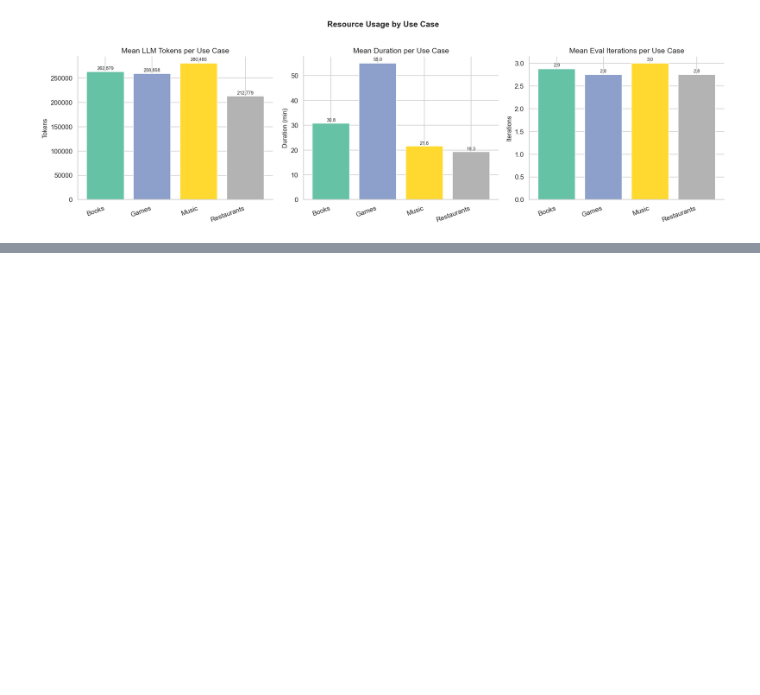
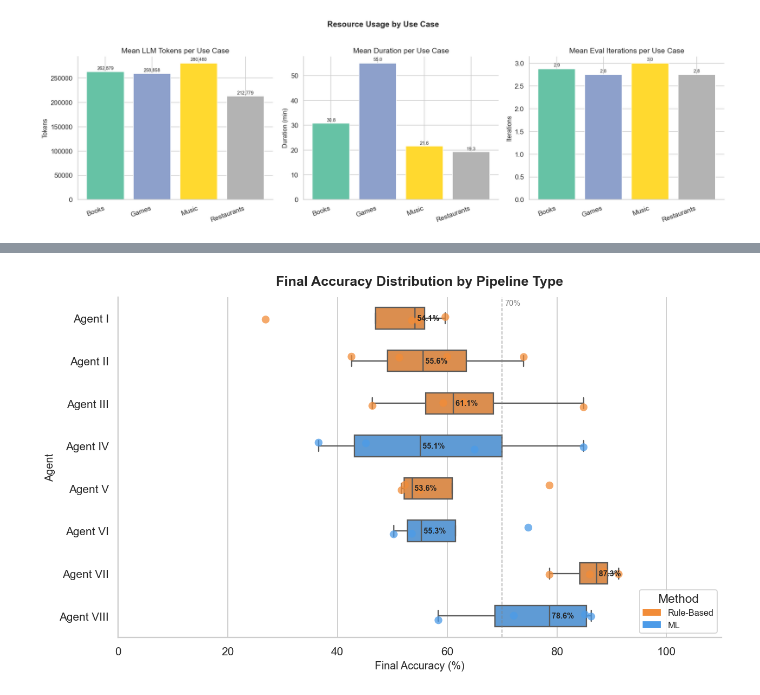
Before and after one commit to gdebus/data-integration-team-project, a Jupyter notebook: agents/agent_evaluation.ipynb, the cells around one changed output, grey strips where cells are left out. Saved outputs shown, nothing was run; the diff lists cells and outputs as text; code cells hidden in the pictures; blank space fills up the shorter version.

```diff
--- a/agents/agent_evaluation.ipynb
+++ b/agents/agent_evaluation.ipynb
@@ -1701,0 +1592,72 @@ if not all_eval.empty and use_cases:
+# %%
+# ── 12a: Vertical box plot — final accuracy distribution by pipeline type ─────
+import numpy as np
+import matplotlib.patches as mpatches
+
+if all_eval.empty or all_eval["accuracy_pct"].isna().all():
+    print("No accuracy data available.")
+else:
+    final_acc = (all_eval.sort_values("eval_iteration")
+                         .groupby("run_id")
+                         .last()
+                         .reset_index()[["run_id", "pipeline_type", "method", "accuracy_pct"]]
+                         .dropna(subset=["accuracy_pct"]))
+
+    # Build clean agent labels from run_id
+    import re as _re
+    def _agent_label(run_id):
+        m = _re.match(r"(Agent_[IVXLCDM]+)_(ml|rule_based)", run_id, _re.IGNORECASE)
+        if m:
+            return m.group(1).replace("_", " ")
+        return run_id
+    final_acc["agent"] = final_acc["run_id"].apply(_agent_label)
+
+    # Roman-numeral sort so agents appear I → VIII
+    def _roman_val(s):
+        order = {"I":1,"II":2,"III":3,"IV":4,"V":5,"VI":6,"VII":7,"VIII":8,"IX":9,"X":10}
+        tok = s.split()[-1].upper()
+        return order.get(tok, 99)
+
+    agent_order = sorted(final_acc["agent"].unique(), key=_roman_val)
+    method_map  = (final_acc.drop_duplicates("agent")
+                             .set_index("agent")["method"].to_dict())
+
+    METHOD_COLOR = {"ml": "#4C9BE8", "rule_based": "#F28C38", "unknown": "#999999"}
+    palette = {a: METHOD_COLOR.get(method_map.get(a, "unknown")) for a in agent_order}
+
+    fig, ax = plt.subplots(figsize=(10, 6))
+    sns.boxplot(data=final_acc, y="agent", x="accuracy_pct",
+                order=agent_order, palette=palette,
+                orient="h", width=0.5, fliersize=0, linewidth=1.3, ax=ax)
+    sns.stripplot(data=final_acc, y="agent", x="accuracy_pct",
+                  order=agent_order, palette=palette,
+                  orient="h", jitter=True, size=8, alpha=0.75, ax=ax)
+
+    ax.axvline(70, color="gray", linestyle="--", linewidth=0.9, alpha=0.6)
+    ax.text(70.5, -0.45, "70%", color="gray", fontsize=8, va="top")
+
+    # Annotate median per agent
+    for i, agent in enumerate(agent_order):
+        vals = final_acc[final_acc["agent"] == agent]["accuracy_pct"]
+        if len(vals):
+            med = vals.median()
+            ax.text(med, i, f" {med:.1f}%", va="center", ha="left",
+                    fontsize=8, fontweight="bold", color="#222")
+
+    legend_handles = [
+        mpatches.Patch(color=METHOD_COLOR["rule_based"], label="Rule-Based"),
+        mpatches.Patch(color=METHOD_COLOR["ml"],         label="ML"),
+    ]
+    ax.legend(handles=legend_handles, loc="lower right", fontsize=9,
+              framealpha=0.85, title="Method")
+
+    ax.set_title("Final Accuracy Distribution by Pipeline Type",
+                 fontsize=14, fontweight="bold", pad=12)
+    ax.set_xlabel("Final Accuracy (%)", fontsize=11)
+    ax.set_ylabel("Agent", fontsize=11)
+    ax.set_xlim(0, 110)
+    ax.spines[["top", "right"]].set_visible(False)
+    plt.tight_layout()
+    plt.show()
+# %% [output]
+[figure, added]
```
Also changed, not shown: parts of 7 cells of this notebook, 6 other files.
